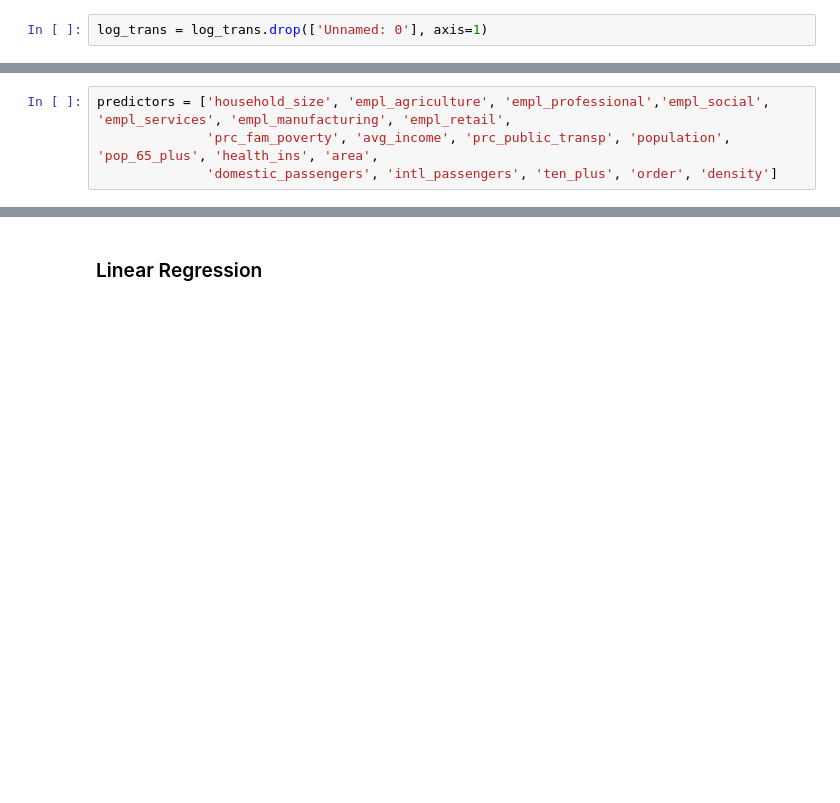
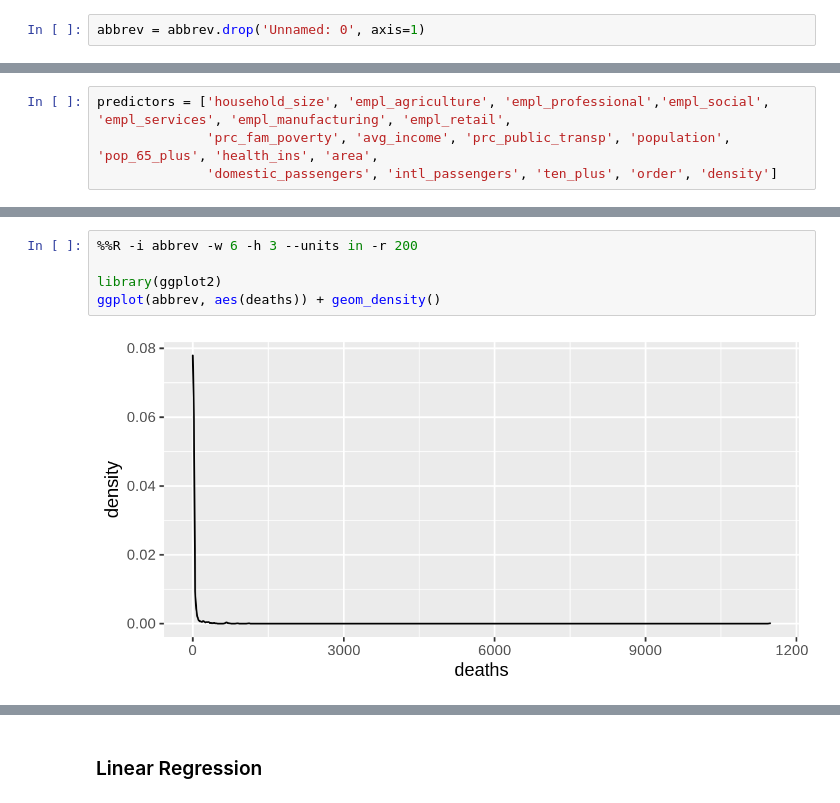
Before and after one commit to aejurgensen/Covid-19, a Jupyter notebook: models.ipynb, the cells around one changed output, grey strips where cells are left out. Saved outputs shown, nothing was run; the diff lists cells and outputs as text; blank space fills up the shorter version.

```diff
--- a/models.ipynb
+++ b/models.ipynb
@@ -24,2 +21,2 @@ array(['Unnamed: 0', 'household_size', 'empl_agriculture',
 # %%
-log_trans = log_trans.drop(['Unnamed: 0'], axis=1)
+abbrev = abbrev.drop('Unnamed: 0', axis=1)
@@ -80,0 +33,7 @@ y_log_prc = log_trans["death_prc"]
+# %%
+%%R -i abbrev -w 6 -h 3 --units in -r 200
+
+library(ggplot2)
+ggplot(abbrev, aes(deaths)) + geom_density()
+# %% [output]
+[figure, added]
```
Also changed, not shown: parts of 103 cells of this notebook, 4 other files.
